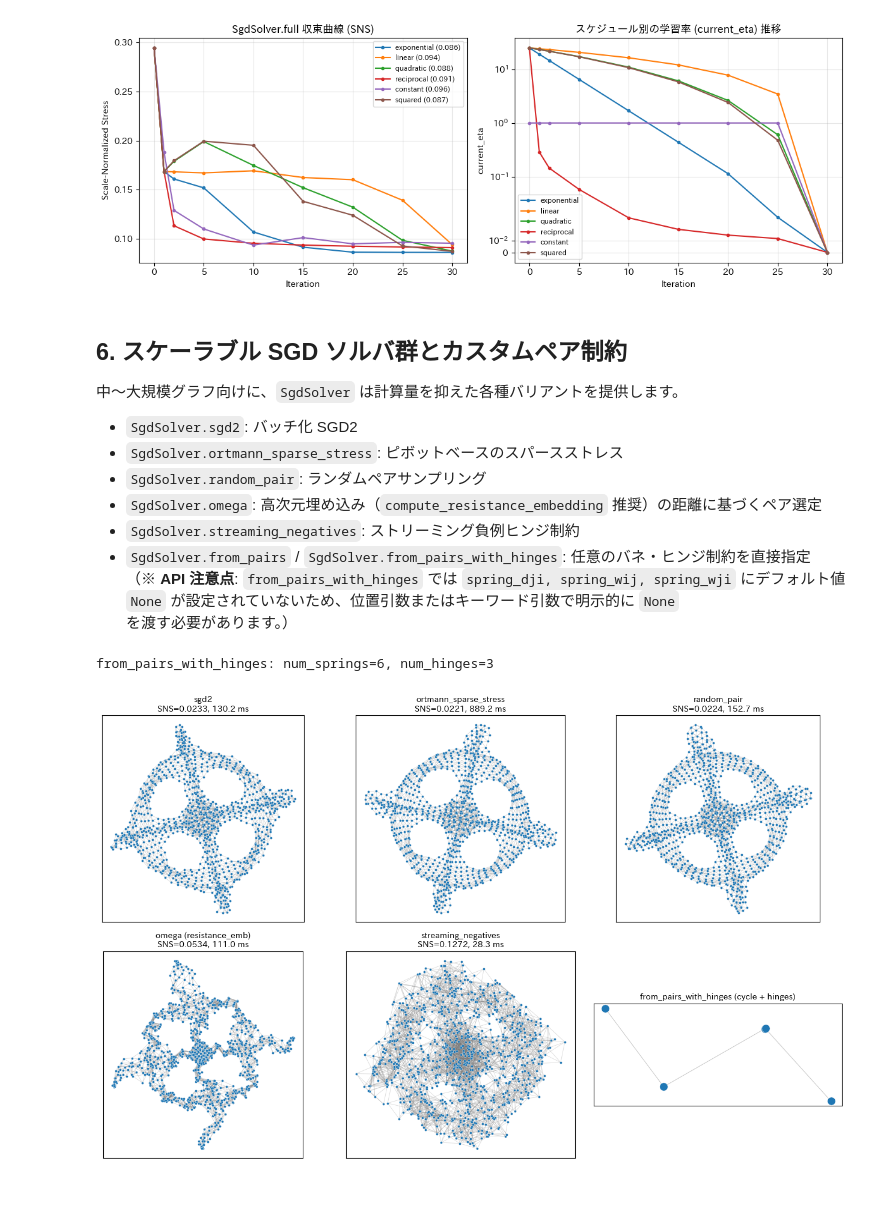
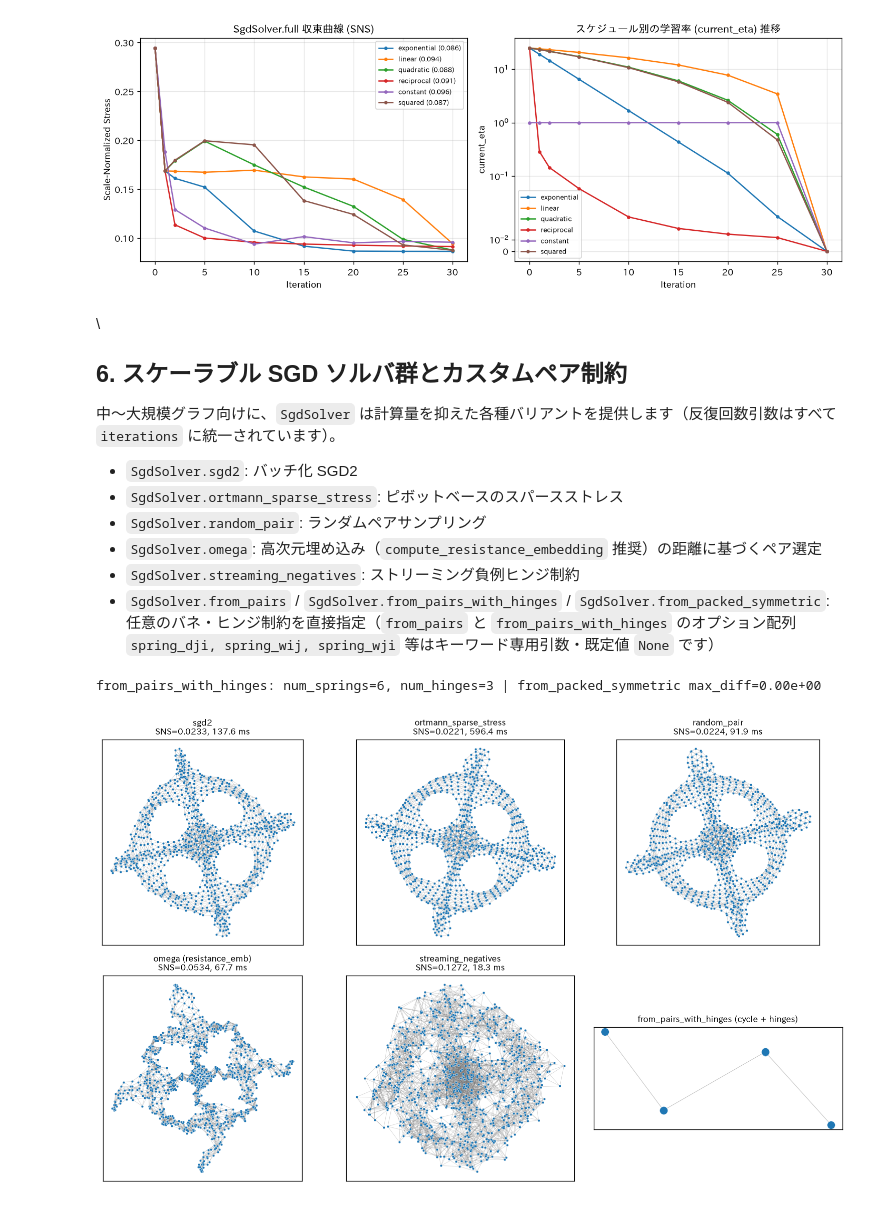
Before and after one commit to likr/egraph-rs, a Jupyter notebook: notebooks/02_initialization_and_stress_layouts.ipynb, the cells around one changed output. Saved outputs shown, nothing was run; the diff lists cells and outputs as text; code cells hidden in the pictures.

```diff
--- a/notebooks/02_initialization_and_stress_layouts.ipynb
+++ b/notebooks/02_initialization_and_stress_layouts.ipynb
@@ -9,6 +9,7 @@
 
 2D グラフ描画には `LineCollection`、3D (`LayoutNd`) 描画には `mpl_toolkits.mplot3d.art3d.Line3DCollection` を使用します。
 # %%
+\
 import time
 import numpy as np
 import matplotlib.pyplot as plt
@@ -22,9 +23,11 @@ except ImportError:
 
 import egraph as eg
 
+plt.rcParams["figure.dpi"] = 120
+
 
 def plot_graph_2d(graph: eg.CsrGraph, layout: eg.Layout2d, ax, title: str = "", node_size: float = 16.0):
-    """Plot 2D graph layout using matplotlib LineCollection and scatter."""
+    '''Plot 2D graph layout using matplotlib LineCollection and scatter.'''
     coords = layout.coords(copy=False)
     indptr = graph.indptr()
     indices = graph.indices()
@@ -46,7 +49,7 @@ def plot_graph_2d(graph: eg.CsrGraph, layout: eg.Layout2d, ax, title: str = "",
 
 
 def plot_graph_3d(graph: eg.CsrGraph, layout_nd: eg.LayoutNd, ax, title: str = "", node_size: float = 10.0):
-    """Plot 3D LayoutNd embedding using Matplotlib mplot3d Line3DCollection."""
+    '''Plot 3D LayoutNd embedding using Matplotlib mplot3d Line3DCollection.'''
     coords = layout_nd.coords(copy=False)
     indptr = graph.indptr()
     indices = graph.indices()
@@ -258,14 +287,15 @@ GripSolver (qh882): num_levels=7, diff between zero/random init=0.00e+00
 すべてのソルバはシングルスレッド環境でも柔軟に進捗を監視できるよう、`step()`（1 ステップ実行）および `run_steps(layout, k)`（k ステップ実行）を提供しています。
 ここでは `SgdSolver.full` を使い、6 種類の学習率スケジュール（`"exponential"`, `"linear"`, `"quadratic"`, `"reciprocal"`, `"constant"`, `"squared"`）ごとの収束曲線 (`SNS` と `current_eta`) を比較します。
 # %%
+\
 schedules = ["exponential", "linear", "quadratic", "reciprocal", "constant", "squared"]
-t_max = 30
+iters = 30
 checkpoints = [0, 2, 5, 10, 15, 20, 25, 30]
 
 fig, axes = plt.subplots(1, 2, figsize=(12, 4.5))
 for sched in schedules:
     lay = eg.Layout2d.init(g_lesmis.num_nodes, seed=42)
-    solver = eg.SgdSolver.full(g_lesmis, t_max=t_max, schedule=sched, seed=42)
+    solver = eg.SgdSolver.full(g_lesmis, iterations=iters, schedule=sched, seed=42)
     sns_hist = [eg.scale_normalized_stress(g_lesmis, lay)]
     eta_hist = [solver.current_eta]
 
@@ -303,64 +333,78 @@ plt.show()
 # %% [output]
 [figure]
 # %% [markdown]
+\
 ## 6. スケーラブル SGD ソルバ群とカスタムペア制約
 
-中〜大規模グラフ向けに、`SgdSolver` は計算量を抑えた各種バリアントを提供します。
+中〜大規模グラフ向けに、`SgdSolver` は計算量を抑えた各種バリアントを提供します（反復回数引数はすべて `iterations` に統一されています）。
 
 - `SgdSolver.sgd2`: バッチ化 SGD2
 - `SgdSolver.ortmann_sparse_stress`: ピボットベースのスパースストレス
 - `SgdSolver.random_pair`: ランダムペアサンプリング
 - `SgdSolver.omega`: 高次元埋め込み（`compute_resistance_embedding` 推奨）の距離に基づくペア選定
 - `SgdSolver.streaming_negatives`: ストリーミング負例ヒンジ制約
-- `SgdSolver.from_pairs` / `SgdSolver.from_pairs_with_hinges`: 任意のバネ・ヒンジ制約を直接指定
-  （※ **API 注意点**: `from_pairs_with_hinges` では `spring_dji, spring_wij, spring_wji` にデフォルト値 `None` が設定されていないため、位置引数またはキーワード引数で明示的に `None` を渡す必要があります。）
+- `SgdSolver.from_pairs` / `SgdSolver.from_pairs_with_hinges` / `SgdSolver.from_packed_symmetric`: 任意のバネ・ヒンジ制約を直接指定（`from_pairs` と `from_pairs_with_hinges` のオプション配列 `spring_dji, spring_wij, spring_wji` 等はキーワード専用引数・既定値 `None` です）
 # %%
+\
 res_emb, _ = eg.compute_resistance_embedding(g_dwt, dim=16, seed=42)
 
 sgd_configs = [
-    ("sgd2", lambda: eg.SgdSolver.sgd2(g_dwt, t_max=60, seed=42)),
+    ("sgd2", lambda: eg.SgdSolver.sgd2(g_dwt, iterations=60, seed=42)),
     (
         "ortmann_sparse_stress",
         lambda: eg.SgdSolver.ortmann_sparse_stress(g_dwt, num_pivots=80, pivot_strategy="kmeans_sp", iterations=120, seed=42),
     ),
-    ("random_pair", lambda: eg.SgdSolver.random_pair(g_dwt, pairs_per_node=30, t_max=60, seed=42)),
-    ("omega (resistance_emb)", lambda: eg.SgdSolver.omega(g_dwt, res_emb, k=30, t_max=60, seed=42)),
-    ("streaming_negatives", lambda: eg.SgdSolver.streaming_negatives(g_dwt, negatives_per_node=5, t_max=60, seed=42)),
+    ("random_pair", lambda: eg.SgdSolver.random_pair(g_dwt, pairs_per_node=30, iterations=60, seed=42)),
+    ("omega (resistance_emb)", lambda: eg.SgdSolver.omega(g_dwt, res_emb, k=30, iterations=60, seed=42)),
+    ("streaming_negatives", lambda: eg.SgdSolver.streaming_negatives(g_dwt, negatives_per_node=5, iterations=60, seed=42)),
 ]
 
 fig, axes = plt.subplots(2, 3, figsize=(13, 8))
 for ax, (name, make_solver) in zip(axes.ravel()[:5], sgd_configs):
     lay = eg.pivot_mds_init(g_dwt, num_pivots=50, seed=42)
     t0 = time.perf_counter()
     solver = make_solver()
     solver.run(lay)
     dt = (time.perf_counter() - t0) * 1000
     sns = eg.scale_normalized_stress(g_dwt, lay)
     plot_graph_2d(g_dwt, lay, ax=ax, title=f"{name}\nSNS={sns:.4f}, {dt:.1f} ms", node_size=8)
 
-# 6th panel: Custom constraints via from_pairs & from_pairs_with_hinges on a 6-node cycle
+# 6th panel: Custom constraints via from_pairs, from_pairs_with_hinges, and from_packed_symmetric
 g_cycle = eg.CsrGraph.from_edges(6, [[0, 1], [1, 2], [2, 3], [3, 4], [4, 5], [5, 0]])
 src = np.array([0, 1, 2, 3, 4, 5], dtype=np.uint32)
 tgt = np.array([1, 2, 3, 4, 5, 0], dtype=np.uint32)
 dij = np.ones(6, dtype=np.float64)
 h_src = np.array([0, 1, 2], dtype=np.uint32)
 h_tgt = np.array([3, 4, 5], dtype=np.uint32)
 h_dij = np.full(3, 2.5, dtype=np.float64)
 
 lay_fp = eg.Layout2d.init(6, seed=42)
-eg.SgdSolver.from_pairs(6, src, tgt, dij, t_max=60, seed=42).run(lay_fp)
+eg.SgdSolver.from_pairs(6, src, tgt, dij, iterations=60, seed=42).run(lay_fp)
 
 lay_hinge = eg.Layout2d.init(6, seed=42)
-# Explicitly pass None for spring_dji, spring_wij, spring_wji
 solver_hinge = eg.SgdSolver.from_pairs_with_hinges(
-    6, src, tgt, dij, None, None, None, h_src, h_tgt, h_dij, t_max=60, seed=42
+    6, src, tgt, dij, h_src, h_tgt, h_dij, iterations=60, seed=42
 )
 solver_hinge.run(lay_hinge)
-print(f"from_pairs_with_hinges: num_springs={solver_hinge.num_springs}, num_hinges={solver_hinge.num_hinges}")
+
+# Packed symmetric representation combining springs and hinges
+p_src = np.concatenate([src, h_src])
+p_tgt = np.concatenate([tgt, h_tgt])
+p_dists = np.concatenate([dij, h_dij])
+p_weights = np.concatenate([1.0 / (dij ** 2), 1.0 / (h_dij ** 2)])
+is_hinge = [False] * len(src) + [True] * len(h_src)
+lay_packed = eg.Layout2d.init(6, seed=42)
+solver_packed = eg.SgdSolver.from_packed_symmetric(6, p_src, p_tgt, p_dists, p_weights, is_hinge, iterations=60, seed=42)
+solver_packed.run(lay_packed)
+
+print(
+    f"from_pairs_with_hinges: num_springs={solver_hinge.num_springs}, num_hinges={solver_hinge.num_hinges} | "
+    f"from_packed_symmetric max_diff={np.abs(lay_hinge.coords(copy=False) - lay_packed.coords(copy=False)).max():.2e}"
+)
 plot_graph_2d(g_cycle, lay_hinge, ax=axes.ravel()[5], title="from_pairs_with_hinges (cycle + hinges)", node_size=90)
 
 plt.tight_layout()
 plt.show()
 # %% [output]
-from_pairs_with_hinges: num_springs=6, num_hinges=3
+from_pairs_with_hinges: num_springs=6, num_hinges=3 | from_packed_symmetric max_diff=0.00e+00
-[figure, old version]
+[figure, new version]
```
Also changed, not shown: parts of 5 cells of this notebook, 9 other files.
